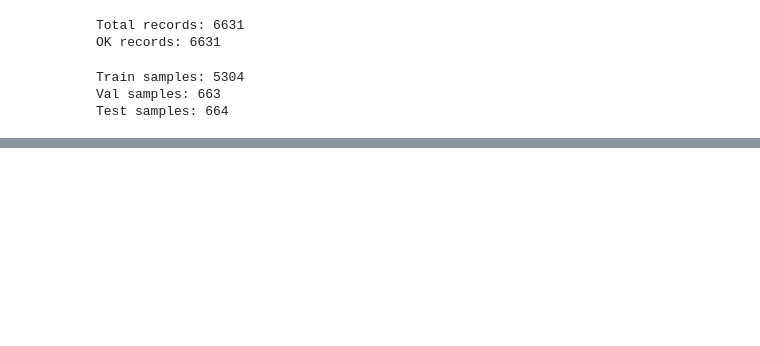
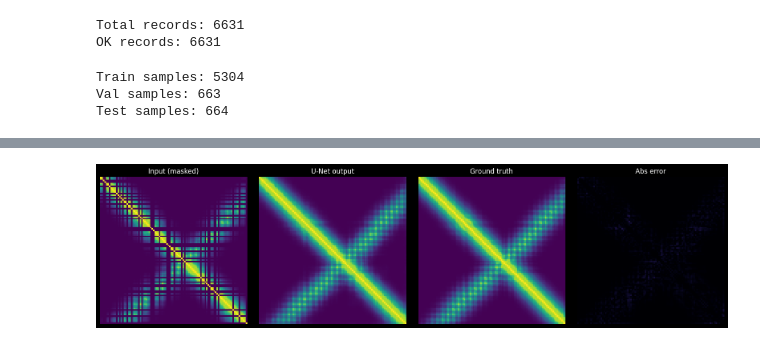
Before and after one commit to adrians127/PdbProject, a Jupyter notebook: pdb_gap_filling_unet.ipynb, the cells around one changed output, grey strips where cells are left out. Saved outputs shown, nothing was run; the diff lists cells and outputs as text; code cells hidden in the pictures; blank space fills up the shorter version.

```diff
--- a/pdb_gap_filling_unet.ipynb
+++ b/pdb_gap_filling_unet.ipynb
@@ -527,31 +541,33 @@ def show_example(mask_fraction: float):
         mask_fraction,
         generator=None,
         sample_ids=sample_ids,
         deterministic=True,
     )
 
     inputs = torch.stack(
         [masked_sim, missing_mask.float(), valid_mask.float()], dim=1
     ).to(DEVICE)
     valid_mask = valid_mask.to(DEVICE)
     with torch.no_grad():
         pred = postprocess_pred(model(inputs), valid_mask).cpu()
 
     i = 0
     fig, axes = plt.subplots(1, 4, figsize=(16, 4))
     axes[0].imshow(masked_sim[i], vmin=0, vmax=1, cmap="viridis")
     axes[0].set_title("Input (masked)")
     axes[1].imshow(pred[i], vmin=0, vmax=1, cmap="viridis")
     axes[1].set_title("U-Net output")
     axes[2].imshow(target[i], vmin=0, vmax=1, cmap="viridis")
     axes[2].set_title("Ground truth")
     err = (pred[i] - target[i]).abs()
     axes[3].imshow(err, vmin=0, vmax=1, cmap="magma")
     axes[3].set_title("Abs error")
     for ax in axes:
         ax.axis("off")
     plt.tight_layout()
     plt.show()
 
 
-show_example(MASK_FRACTIONS[0])
+show_example(MASK_FRACTIONS[3])
+# %% [output]
+[figure, added]
```
Also changed, not shown: parts of 3 cells of this notebook.
